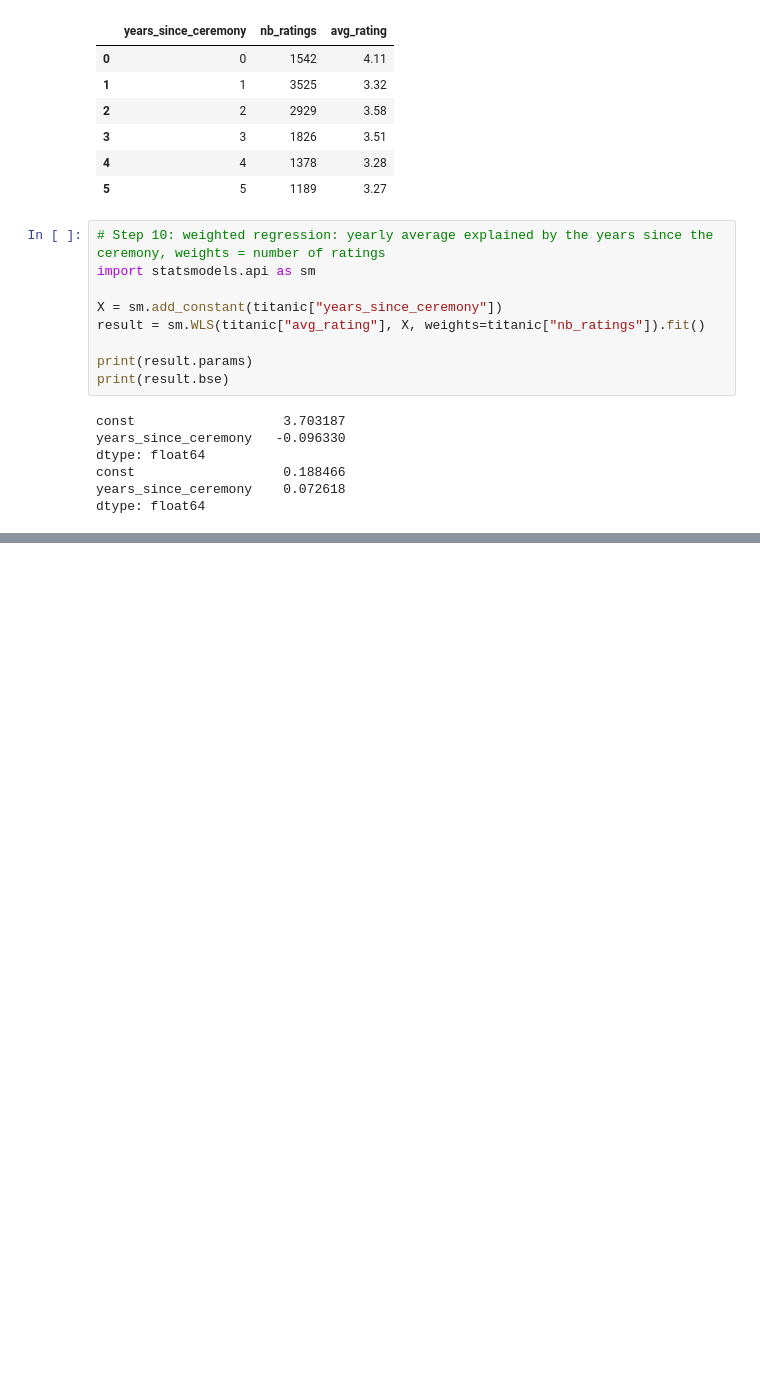
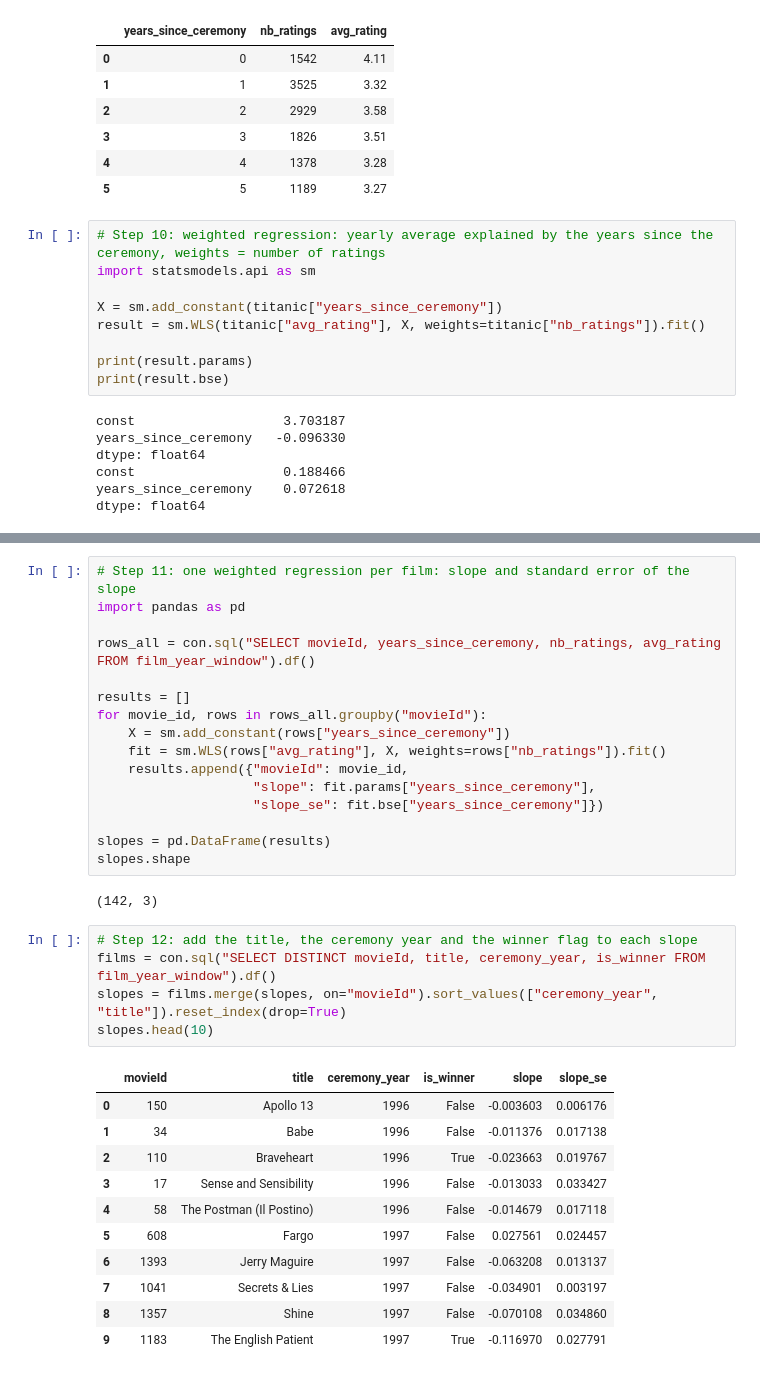
Before and after one commit to elblidimj/oscar-best-picture-ratings, a Jupyter notebook: notebooks/04_yearly_ratings.ipynb, the cells around one changed output, grey strips where cells are left out. Cells and saved outputs as stored; diff of their text form; blank space fills up the shorter version.

Commit message:
Notebook 04: weighted slope and standard error for each of the 142 films

```diff
--- a/notebooks/04_yearly_ratings.ipynb
+++ b/notebooks/04_yearly_ratings.ipynb
@@ -240,0 +245,35 @@ dtype: float64
+# %%
+# Step 11: one weighted regression per film: slope and standard error of the slope
+import pandas as pd
+
+rows_all = con.sql("SELECT movieId, years_since_ceremony, nb_ratings, avg_rating FROM film_year_window").df()
+
+results = []
+for movie_id, rows in rows_all.groupby("movieId"):
+    X = sm.add_constant(rows["years_since_ceremony"])
+    fit = sm.WLS(rows["avg_rating"], X, weights=rows["nb_ratings"]).fit()
+    results.append({"movieId": movie_id,
+                    "slope": fit.params["years_since_ceremony"],
+                    "slope_se": fit.bse["years_since_ceremony"]})
+
+slopes = pd.DataFrame(results)
+slopes.shape
+# %% [output]
+(142, 3)
+# %%
+# Step 12: add the title, the ceremony year and the winner flag to each slope
+films = con.sql("SELECT DISTINCT movieId, title, ceremony_year, is_winner FROM film_year_window").df()
+slopes = films.merge(slopes, on="movieId").sort_values(["ceremony_year", "title"]).reset_index(drop=True)
+slopes.head(10)
+# %% [output]
+|  | movieId | title | ceremony_year | is_winner | slope | slope_se |
+| 0 | 150 | Apollo 13 | 1996 | False | -0.003603 | 0.006176 |
+| 1 | 34 | Babe | 1996 | False | -0.011376 | 0.017138 |
+| 2 | 110 | Braveheart | 1996 | True | -0.023663 | 0.019767 |
+| 3 | 17 | Sense and Sensibility | 1996 | False | -0.013033 | 0.033427 |
+| 4 | 58 | The Postman (Il Postino) | 1996 | False | -0.014679 | 0.017118 |
+| 5 | 608 | Fargo | 1997 | False | 0.027561 | 0.024457 |
+| 6 | 1393 | Jerry Maguire | 1997 | False | -0.063208 | 0.013137 |
+| 7 | 1041 | Secrets & Lies | 1997 | False | -0.034901 | 0.003197 |
+| 8 | 1357 | Shine | 1997 | False | -0.070108 | 0.034860 |
+| 9 | 1183 | The English Patient | 1997 | True | -0.116970 | 0.027791 |
```
Also changed, not shown: parts of 2 cells of this notebook.
